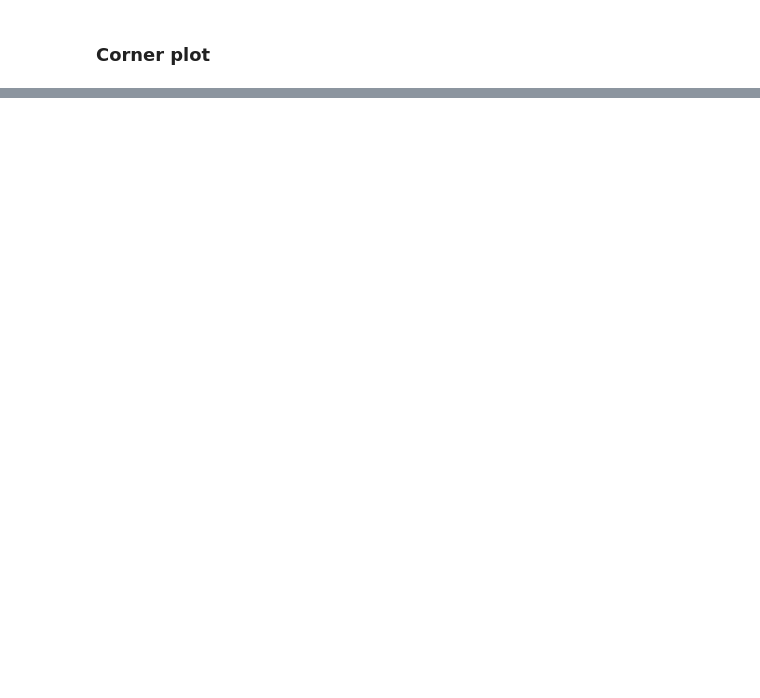
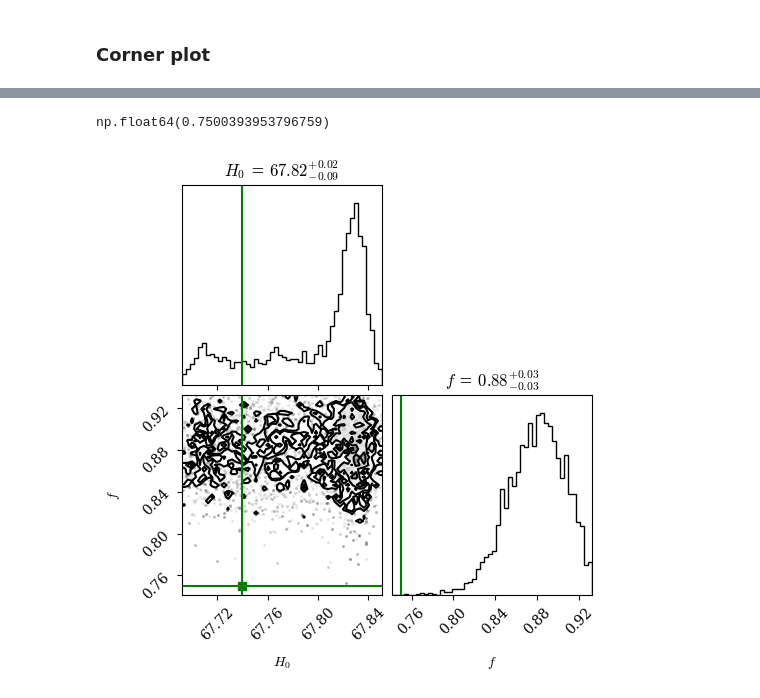
Before and after one commit to kstoreyf/gws-agn, a Jupyter notebook: notebooks/2025-11-26_inference_fdirect.ipynb, the cells around one changed output, grey strips where cells are left out. Cells and saved outputs as stored; diff of their text form; code cells hidden in the pictures; blank space fills up the shorter version.

```diff
--- a/notebooks/2025-11-26_inference_fdirect.ipynb
+++ b/notebooks/2025-11-26_inference_fdirect.ipynb
@@ -468,0 +623,39 @@ WARNING:matplotlib.font_manager:findfont: Font family 'Times New Roman' not foun
+# %%
+truth_f
+# %% [output]
+np.float64(0.7500393953796759)
+# %%
+# Corner plot
+import corner
+import numpy as np
+
+# Calculate ranges for each parameter that include truth values and majority of samples
+truths = [truth_H0, truth_f]
+ranges = []
+buffer_factor = 0.05  # 5% buffer on each side
+
+for i in range(samples.shape[1]):
+    # Get the 5th and 95th percentiles to include majority of samples
+    sample_min = np.percentile(samples[:, i], 5)
+    sample_max = np.percentile(samples[:, i], 95)
+
+    # Include truth value in range
+    truth_val = truths[i]
+    param_min = min(sample_min, truth_val)
+    param_max = max(sample_max, truth_val)
+
+    # Add buffer
+    range_size = param_max - param_min
+    param_min = param_min - buffer_factor * range_size
+    param_max = param_max + buffer_factor * range_size
+
+    ranges.append((param_min, param_max))
+
+fig = corner.corner(samples, labels=labels, show_titles=True,
+                    title_kwargs={"fontsize": 12}, bins=50,
+                    truths=[truth_H0, truth_f], truth_color='green',
+                    truth_kwargs={'linestyle': '-', 'linewidth': 2},
+                    range=ranges)
+plt.show()
+# %% [output]
+[figure, added]
```
Also changed, not shown: parts of 9 cells of this notebook, 3 other files.
